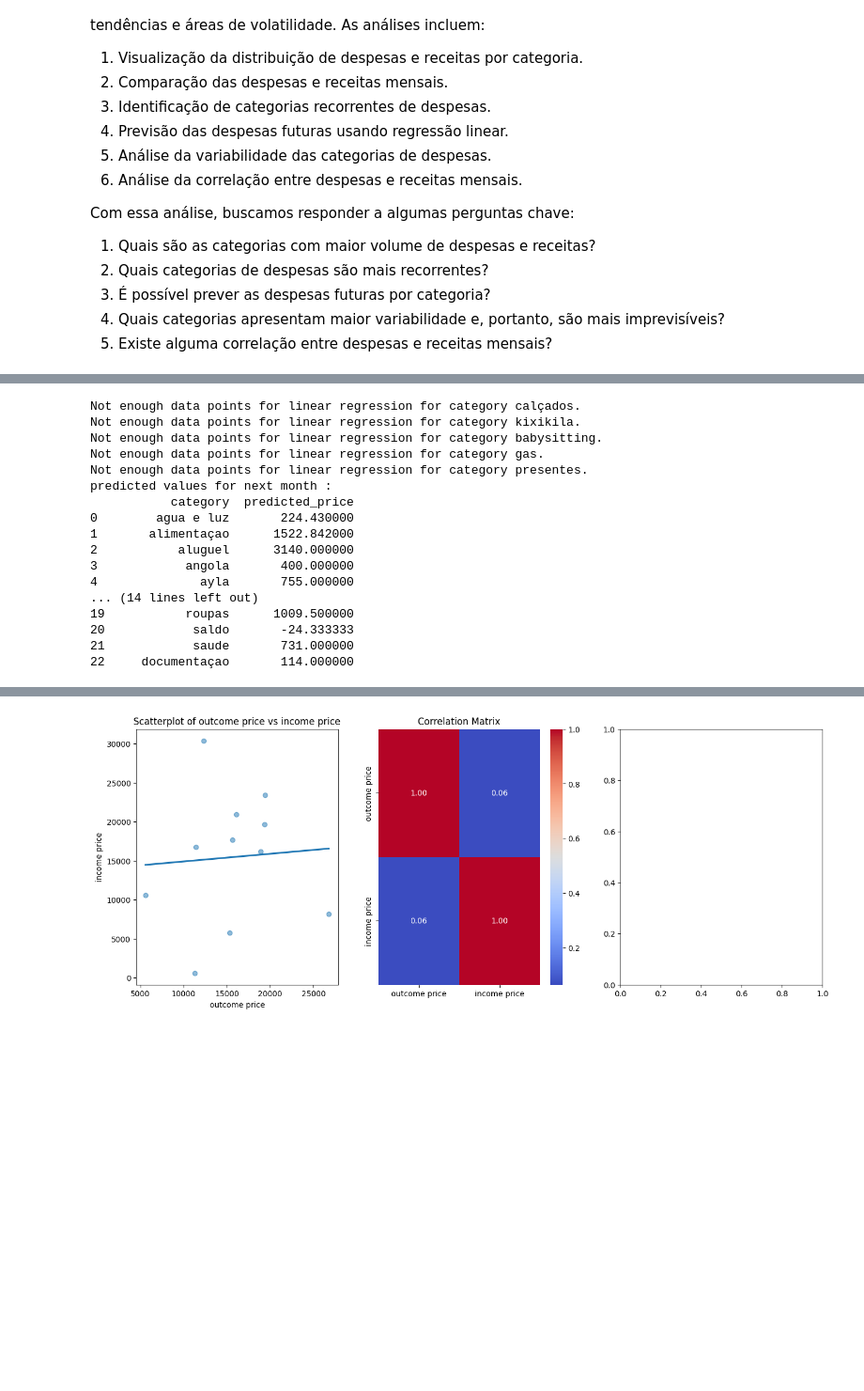
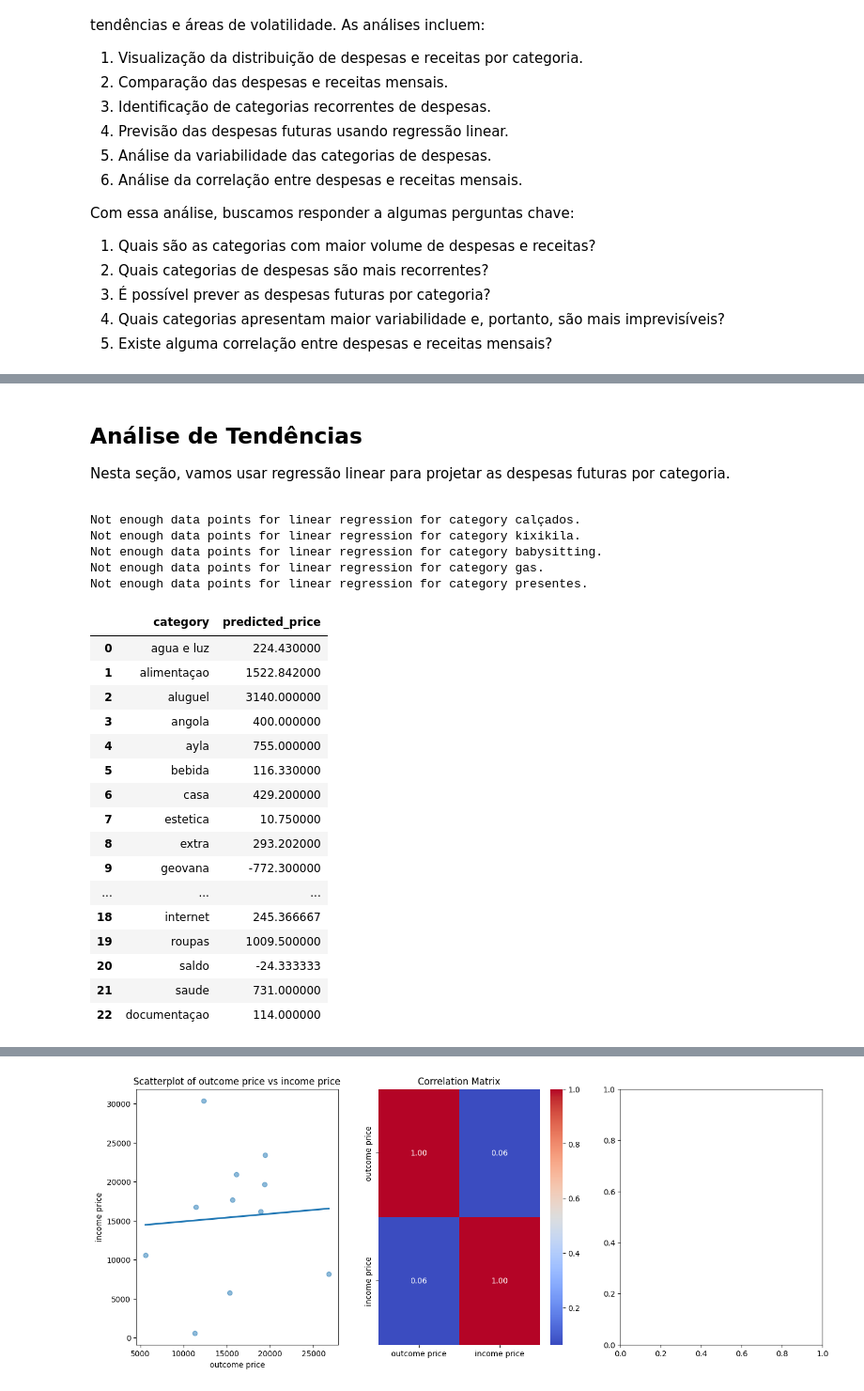
Before and after one commit to talisma-cassoma/ourmoney.desktop, a Jupyter notebook: Exploratory_Data_Analysis.ipynb, the cells around one changed output, grey strips where cells are left out. Shown at 94% size. Saved outputs shown, nothing was run; the diff lists cells and outputs as text; code cells hidden in the pictures; blank space fills up the shorter version.

```diff
--- a/Exploratory_Data_Analysis.ipynb
+++ b/Exploratory_Data_Analysis.ipynb
@@ -466,30 +513,40 @@ Despesas e receitas mensais:
 [interactive output not drawn]
 # %%
 # @title Análise de Tendências
+about_tendencies = """
+<div>
+<H2>Análise de Tendências</H2>
+<p>Nesta seção, vamos usar regressão linear para projetar as despesas futuras por categoria.</p>
+</div>
 """
-## Análise de Tendências
-Nesta seção, vamos usar regressão linear para projetar as despesas futuras por categoria.
-"""
+display(HTML(about_tendencies))
 trend_predictor = TrendPredictor(expenses_by_month)
 predicted_trends = trend_predictor.predict_trends()
-print(f'predicted values for next month : \n{predicted_trends}')
+display(predicted_trends.style.background_gradient())
 # %% [output]
+Análise de Tendências
+Nesta seção, vamos usar regressão linear para projetar as despesas futuras por categoria.
 Not enough data points for linear regression for category calçados.
 Not enough data points for linear regression for category kixikila.
 Not enough data points for linear regression for category babysitting.
 Not enough data points for linear regression for category gas.
 Not enough data points for linear regression for category presentes.
-predicted values for next month :
-           category  predicted_price
-0        agua e luz       224.430000
-1       alimentaçao      1522.842000
-2           aluguel      3140.000000
-3            angola       400.000000
-4              ayla       755.000000
-... (14 lines left out)
-19           roupas      1009.500000
-20            saldo       -24.333333
-21            saude       731.000000
-22     documentaçao       114.000000
+|  | category | predicted_price |
+| 0 | agua e luz | 224.430000 |
+| 1 | alimentaçao | 1522.842000 |
+| 2 | aluguel | 3140.000000 |
+| 3 | angola | 400.000000 |
+| 4 | ayla | 755.000000 |
+| 5 | bebida | 116.330000 |
+| 6 | casa | 429.200000 |
+| 7 | estetica | 10.750000 |
+| 8 | extra | 293.202000 |
+| 9 | geovana | -772.300000 |
+| ... | ... | ... |
+| 18 | internet | 245.366667 |
+| 19 | roupas | 1009.500000 |
+| 20 | saldo | -24.333333 |
+| 21 | saude | 731.000000 |
+| 22 | documentaçao | 114.000000 |
 # %%
 # @title Análise de Variabilidade
```
Also changed, not shown: parts of 4 cells of this notebook.
